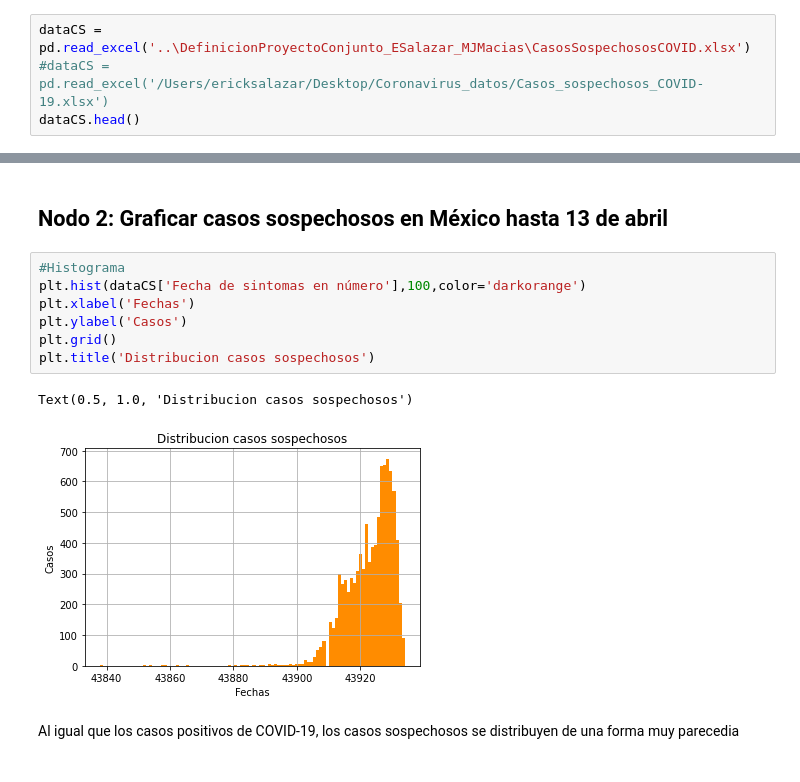
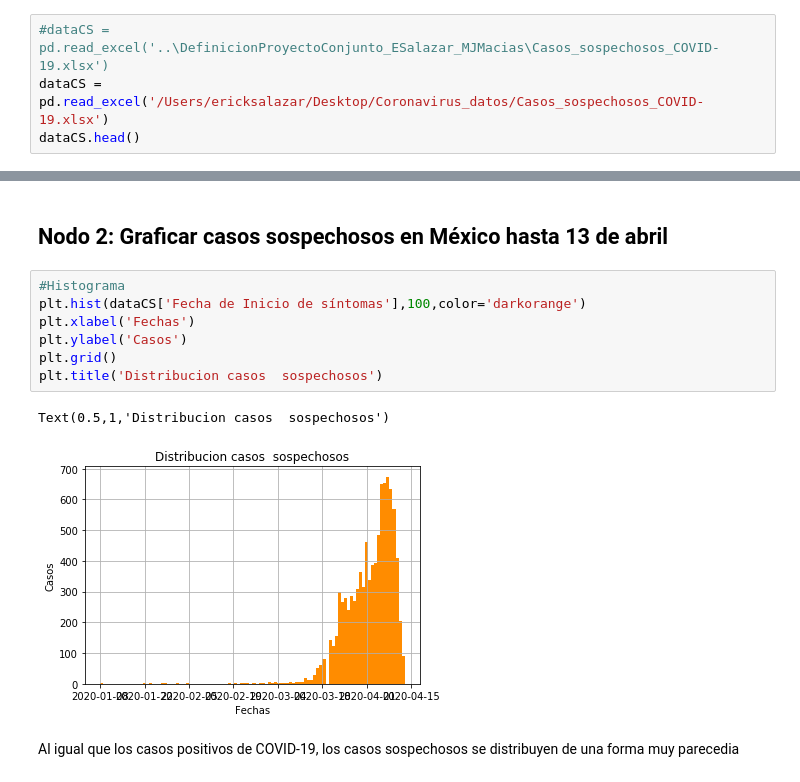
Before and after one commit to mariajmac/DefinicionProyectoConjunto_ESalazar_MJMacias, a Jupyter notebook: Proyecto_MJMacias_ESalazar.ipynb, the cells around one changed output, grey strips where cells are left out. Cells and saved outputs as stored; diff of their text form.

Commit message:
histogramsa, nuevos excel

```diff
--- a/Proyecto_MJMacias_ESalazar.ipynb
+++ b/Proyecto_MJMacias_ESalazar.ipynb
@@ -160,7 +157,7 @@ total de datos casos confirmados: 5014
 # %% [markdown]
 ## Datos casos sospechosos en México
 # %%
-dataCS = pd.read_excel('..\DefinicionProyectoConjunto_ESalazar_MJMacias\CasosSospechososCOVID.xlsx')
-#dataCS = pd.read_excel('/Users/ericksalazar/Desktop/Coronavirus_datos/Casos_sospechosos_COVID-19.xlsx')
+#dataCS = pd.read_excel('..\DefinicionProyectoConjunto_ESalazar_MJMacias\Casos_sospechosos_COVID-19.xlsx')
+dataCS = pd.read_excel('/Users/ericksalazar/Desktop/Coronavirus_datos/Casos_sospechosos_COVID-19.xlsx')
 dataCS.head()
 # %% [output]
@@ -236,14 +218,14 @@ Como podemos observar el aumento de casos positivos va en aumento debido al alto
 ## Nodo 2: **Graficar casos sospechosos en México hasta 13 de abril**
 # %%
 #Histograma
-plt.hist(dataCS['Fecha de sintomas en número'],100,color='darkorange')
+plt.hist(dataCS['Fecha de Inicio de síntomas'],100,color='darkorange')
 plt.xlabel('Fechas')
 plt.ylabel('Casos')
 plt.grid()
-plt.title('Distribucion casos sospechosos')
+plt.title('Distribucion casos  sospechosos')
 # %% [output]
-Text(0.5, 1.0, 'Distribucion casos sospechosos')
+Text(0.5,1,'Distribucion casos  sospechosos')
-[figure, old version]
+[figure, new version]
 # %% [markdown]
 Al igual que los casos positivos de COVID-19, los casos sospechosos se distribuyen de una forma muy parecedia
 # %% [markdown]
```
Also changed, not shown: parts of 34 cells of this notebook, 4 other files.
